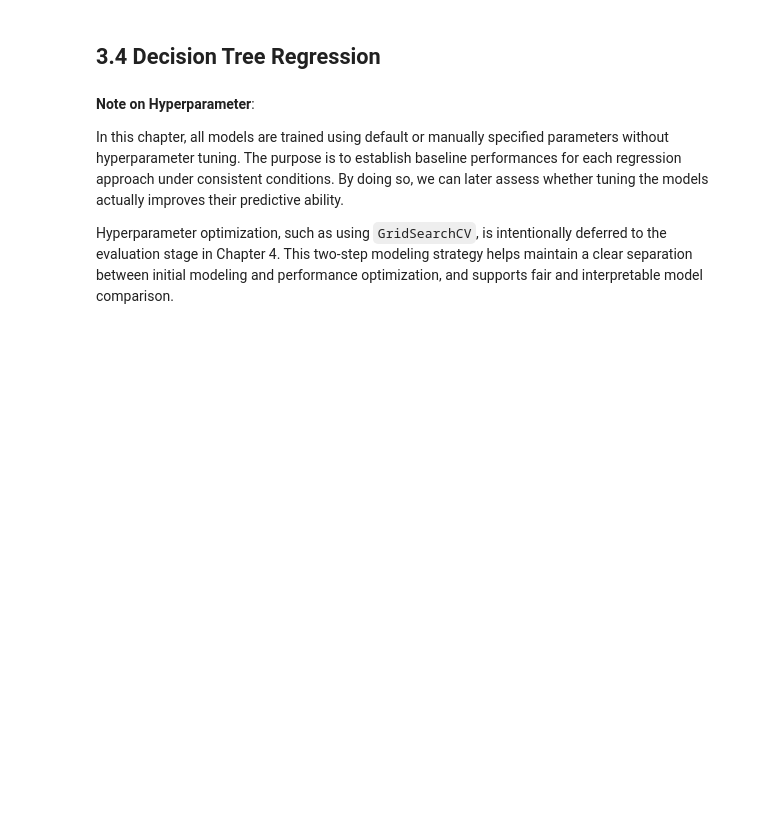
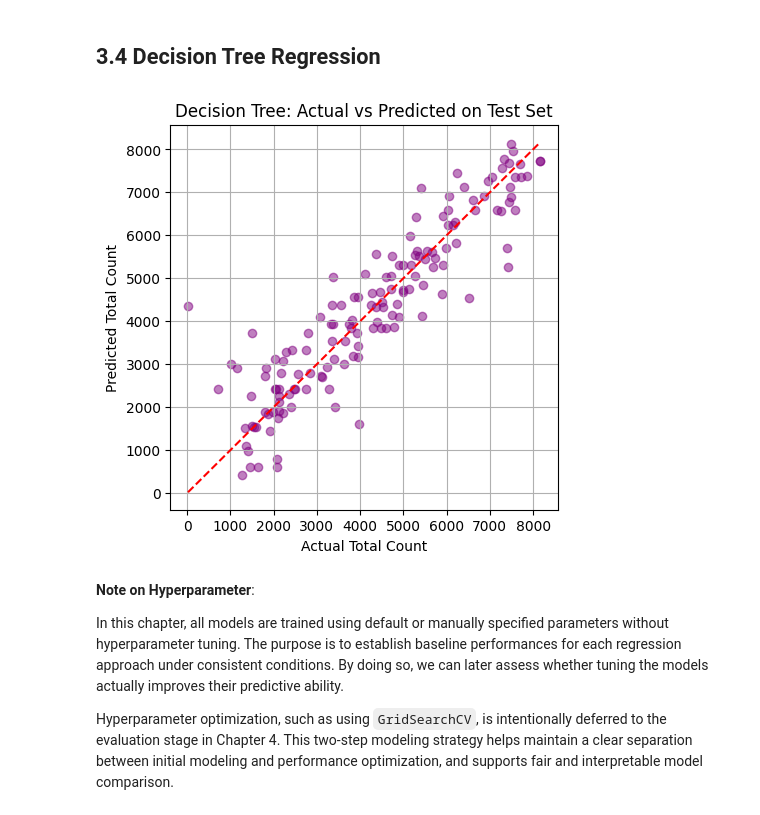
Before and after one commit to Wenxin-Lyu/MLDA_Project_Bike_Sharing, a Jupyter notebook: bike_sharing_report.ipynb, the cells around one changed output. Cells and saved outputs as stored; diff of their text form; code cells hidden in the pictures; blank space fills up the shorter version.

```diff
--- a/bike_sharing_report.ipynb
+++ b/bike_sharing_report.ipynb
@@ -532,3 +588,24 @@ All models will be trained on the training set and make predictions on the test
+# %%
+from sklearn.tree import DecisionTreeRegressor
+
+# Decision Tree (no scaling)
+# Using default parameters like max_depth=None (to be tuned with GridSearchCV in Chapter 4)
+tree_pipeline = Pipeline([('regressor', DecisionTreeRegressor(random_state=42))])
+
+tree_pipeline.fit(X_train, y_train)
+y_pred_tree = tree_pipeline.predict(X_test)
+# %%
+#Decision Tree: Visualize Actual vs. Predicted Values on Test Set
+plt.figure(figsize=(5, 5))
+plt.scatter(y_test, y_pred_tree, alpha=0.5, color='purple')
+plt.plot([y_test.min(), y_test.max()], [y_test.min(), y_test.max()], 'r--')
+plt.xlabel('Actual Total Count')
+plt.ylabel('Predicted Total Count')
+plt.title('Decision Tree: Actual vs Predicted on Test Set')
+plt.grid(True)
+plt.show()
+# %% [output]
+[figure, added]
 # %% [markdown]
 **Note on Hyperparameter**:
 
```
Also changed, not shown: parts of 15 cells of this notebook.
